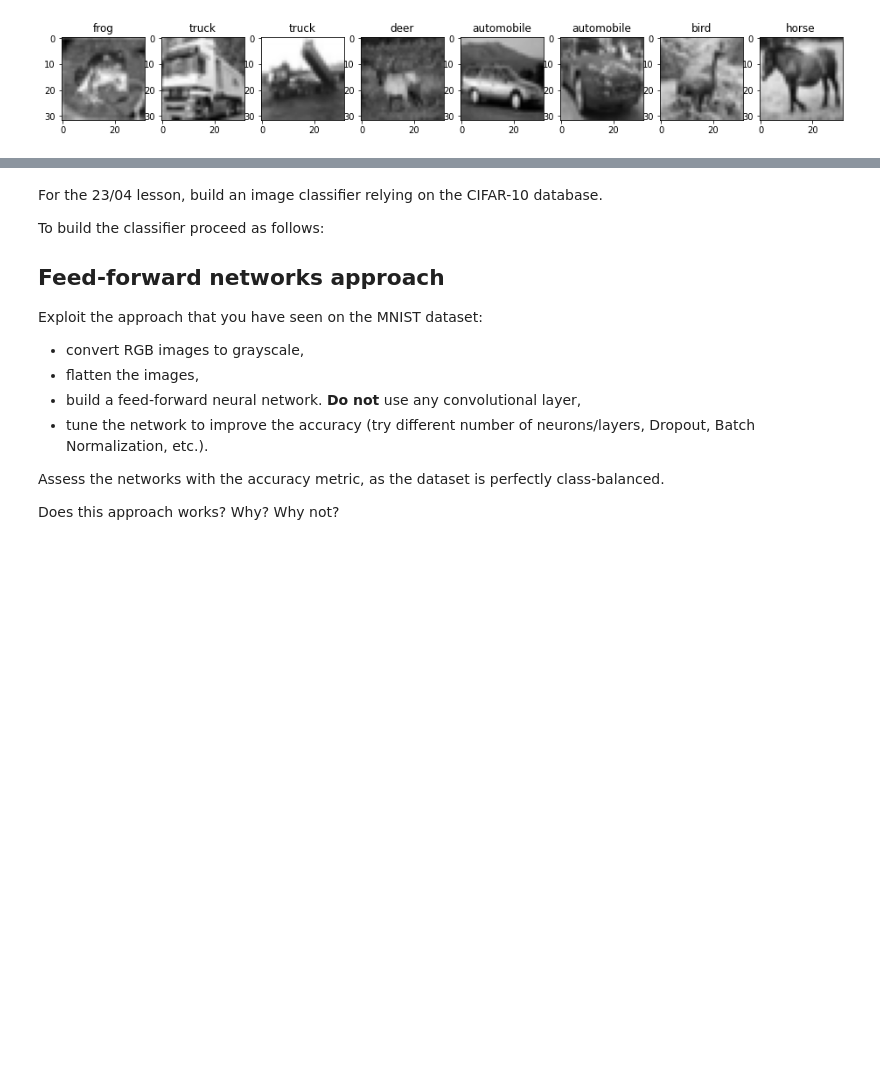
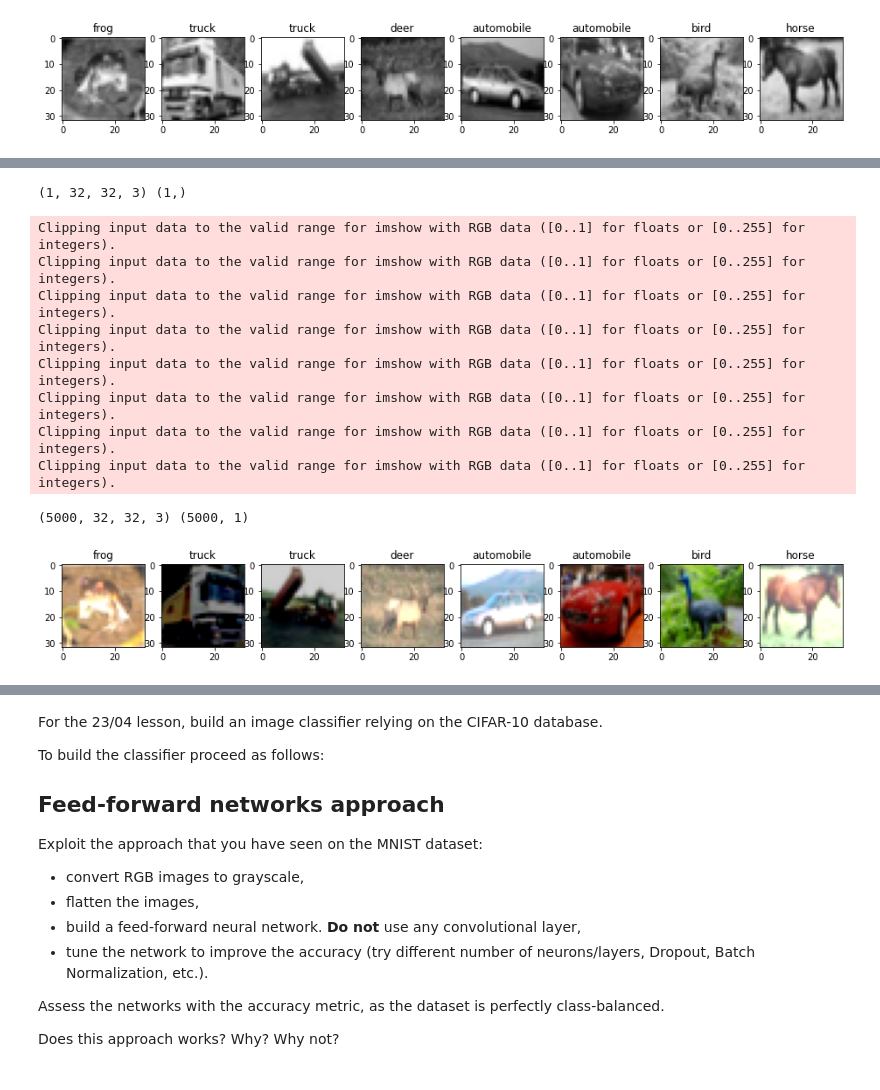
Before and after one commit to GrzegorzMeller/AlgorithmsForMassiveData, a Jupyter notebook: exercises_23_04.ipynb, the cells around one changed output, grey strips where cells are left out. Saved outputs shown, nothing was run; the diff lists cells and outputs as text; code cells hidden in the pictures; blank space fills up the shorter version.

```diff
--- a/exercises_23_04.ipynb
+++ b/exercises_23_04.ipynb
@@ -164,0 +173,49 @@ Epoch 15/15
+# %%
+#data augmentation
+from keras.preprocessing.image import ImageDataGenerator
+import matplotlib.pyplot as plt
+
+def convert(image, label):
+  image = tf.image.convert_image_dtype(image, tf.float32) # Cast and normalize the image to [0,1]
+  return image, label
+
+def augment(image,label):
+  image,label = convert(image, label)
+  image = tf.image.convert_image_dtype(image, tf.float32) # Cast and normalize the image to [0,1]
+  image = tf.image.random_brightness(image, max_delta=0.5) # Random brightness
+  image = tf.image.flip_left_right(image) #flip the image
+
+  return image,label
+
+X_aug, Y_aug = augment(x[0], y[0])
+X_aug=np.reshape(X_aug,(1,32,32,3))
+print(X_aug.shape, Y_aug.shape)
+for p in range (1, 5000):
+  nx, ny = augment(x[p],y[p])
+  nx=np.reshape(nx,(1,32,32,3))
+  X_aug= np.vstack((X_aug, nx))
+  Y_aug = np.vstack((Y_aug, ny))
+
+print(X_aug.shape, Y_aug.shape)
+
+cifar_classes = ['airplane', 'automobile', 'bird', 'cat', 'deer', 'dog', 'frog', 'horse', 'ship', 'truck']
+images_to_plot = 8
+
+f, ax = plt.subplots(1, images_to_plot)
+f.set_size_inches(16, 6)
+
+for i in range(images_to_plot):
+    ax[i].imshow(X_aug[i])
+    ax[i].set_title(cifar_classes[Y_aug[i][0]])
+# %% [output]
+(1, 32, 32, 3) (1,)
+Clipping input data to the valid range for imshow with RGB data ([0..1] for floats or [0..255] for integers).
+Clipping input data to the valid range for imshow with RGB data ([0..1] for floats or [0..255] for integers).
+Clipping input data to the valid range for imshow with RGB data ([0..1] for floats or [0..255] for integers).
+Clipping input data to the valid range for imshow with RGB data ([0..1] for floats or [0..255] for integers).
+Clipping input data to the valid range for imshow with RGB data ([0..1] for floats or [0..255] for integers).
+Clipping input data to the valid range for imshow with RGB data ([0..1] for floats or [0..255] for integers).
+Clipping input data to the valid range for imshow with RGB data ([0..1] for floats or [0..255] for integers).
+Clipping input data to the valid range for imshow with RGB data ([0..1] for floats or [0..255] for integers).
+(5000, 32, 32, 3) (5000, 1)
+[figure, added]
```
Also changed, not shown: parts of 14 cells of this notebook.
